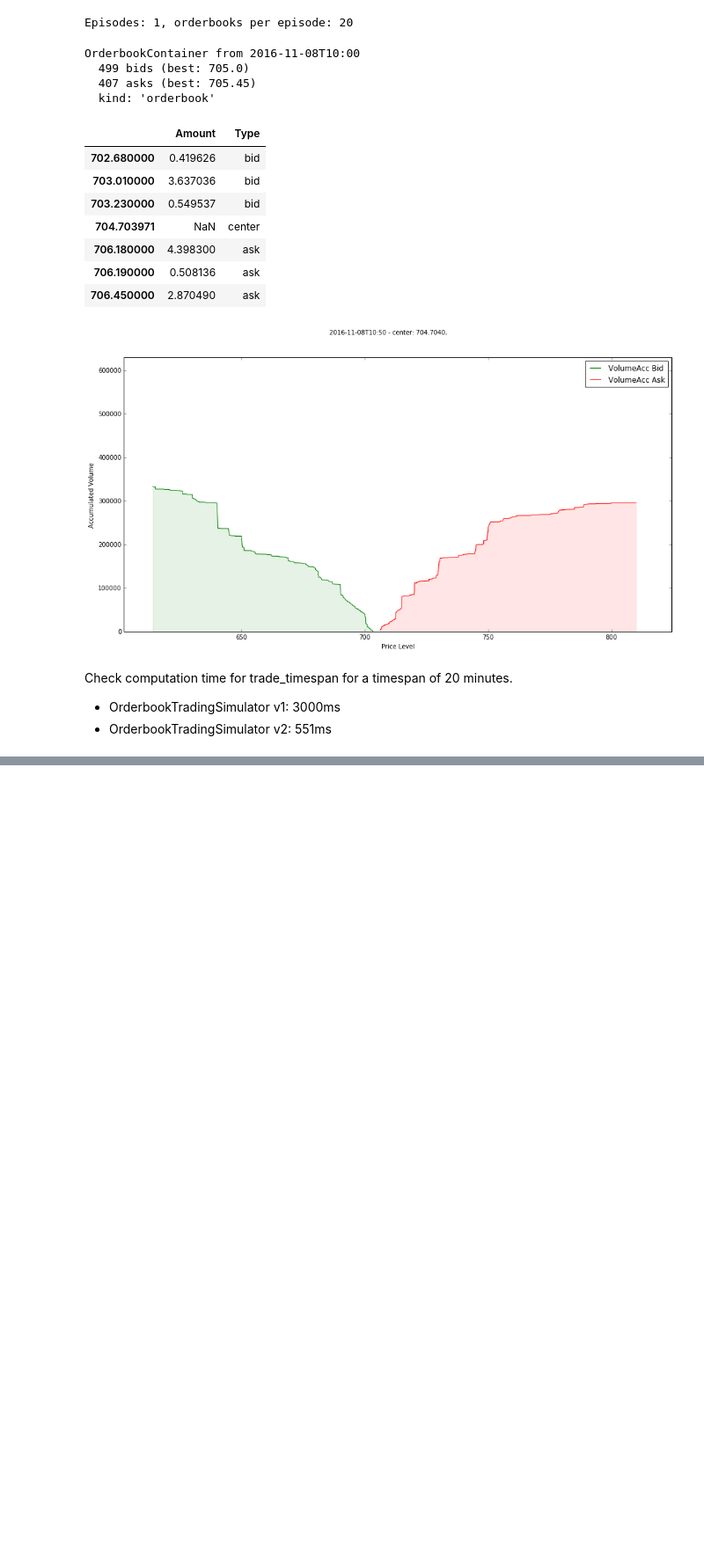
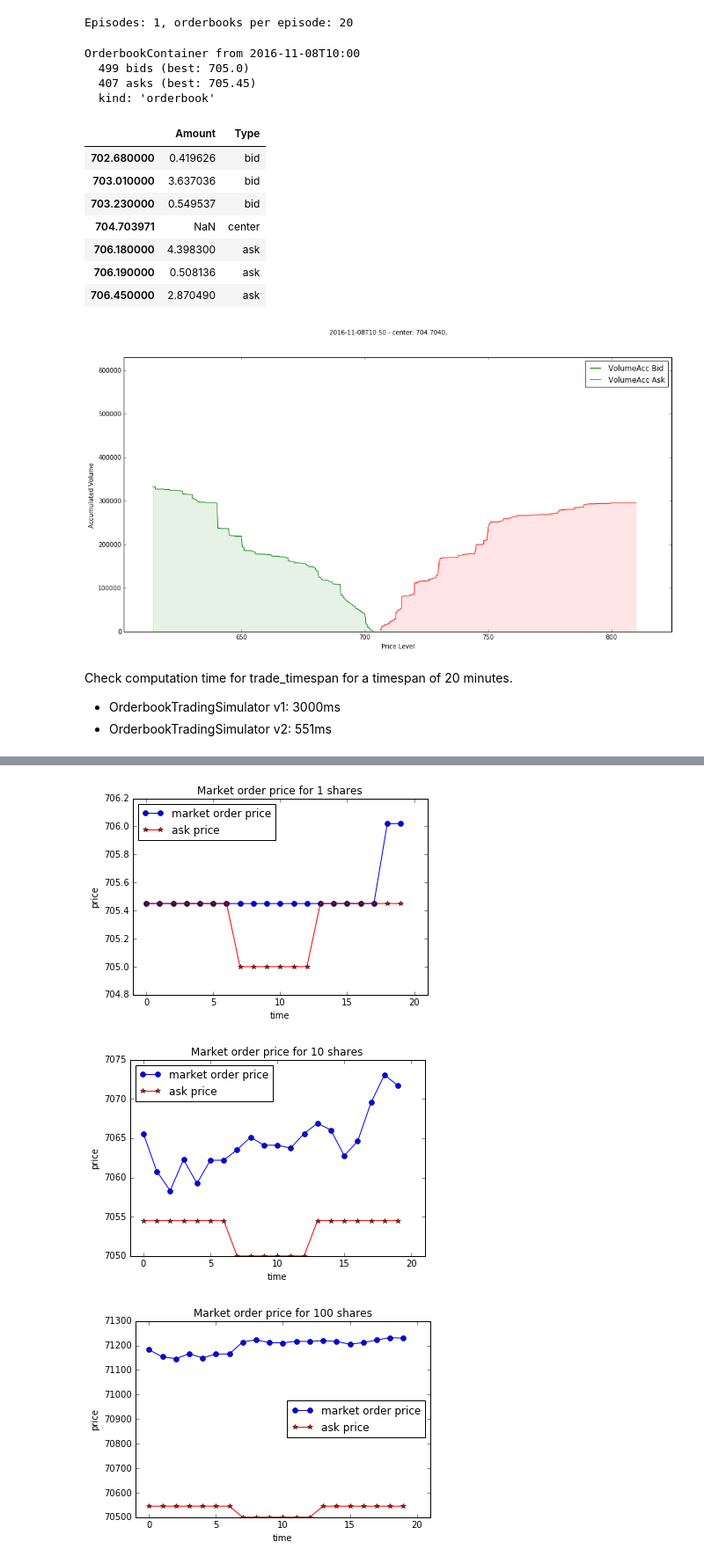
Before and after one commit to axelperschmann/orderbook_agent, a Jupyter notebook: 1_version2/3_RL_forward_implementation.ipynb, the cells around one changed output, grey strips where cells are left out. Shown at 88% size. Saved outputs shown, nothing was run; the diff lists cells and outputs as text; code cells hidden in the pictures; blank space fills up the shorter version.

```diff
--- a/1_version2/3_RL_forward_implementation.ipynb
+++ b/1_version2/3_RL_forward_implementation.ipynb
@@ -124,6 +133,6 @@ Check computation time for trade_timespan for a timespan of 20 minutes.
 * OrderbookTradingSimulator v2: 551ms
 # %%
 obs = episode_windows[0]
-ots = OrderbookTradingSimulator()
-%time ots.trade_timespan(obs[0:20], timespan=20, must_trade=False, volume=50, limit=707, verbose=False)
+ots = OrderbookTradingSimulator(decisionfrequency=20)
+%time ots.trade_timespan(obs[0:20], must_trade=False, volume=50, limit=707, verbose=False)
 # %% [output]
@@ -163,10 +172,9 @@ replay = Memory(bufferSize)
 # stores tuples of (S, A, R, S')
 
 for i_episode in range(epochs):
-    # i_episode = 0 ## test
-    obs = episode_windows[0]
+    obs = episode_windows[0]  # episode_windows[i]  # Testcase with always the same, identical episode_window
 
-    ots = OrderbookTradingSimulator()
+    ots = OrderbookTradingSimulator(decisionfrequency=P)
 
     volume = V
     time_left = T
@@ -205,7 +213,7 @@ for i_episode in range(epochs):
             must_trade = True
 
         new_ob = ots.trade_timespan(obs[step*P:(step+1)*P],
-                                timespan=P, must_trade=must_trade,
+                                must_trade=must_trade,
                                 volume=volume, limit=lim, verbose=False)
 
         volume = ots.history.volume_left.values[-1]
@@ -257,15 +283,23 @@ for i_episode in range(epochs):
 # %%
 for vol in [1, 10, 100]:
-    for i, test in enumerate(obs):
-        test = test.copy()
-        val = test[test.Type == 'center'].Price.values[0]
-        trader = OrderbookTradingSimulator()
-        res = trader.check_market_value(test, volume=vol)
+    market_order_price = []
+    ask_price = []
+    for i, ob in enumerate(obs):
+        market_order_price.append(ob.get_current_price(volume=vol))
+        ask_price.append(vol*ob.get_ask())
 
-        plt.scatter(i, res, color='blue')
-        plt.scatter(i, vol * -1. * get_ask(test), color='red', marker='*')
+    plt.plot(market_order_price, color='blue', marker='o', label='market order price')
+    plt.plot(ask_price, color='red', marker='*', label='ask price')
+
+
+
     plt.title("Market order price for {} shares".format(vol))
-    plt.ylabel("cashflow")
+    plt.ylabel("price")
     plt.xlabel("time")
+    plt.legend(loc='best')
     plt.xlim((-1,21))
     plt.show()
+# %% [output]
+[figure, added]
+[figure, added]
+[figure, added]
```
Also changed, not shown: parts of 4 cells of this notebook.
